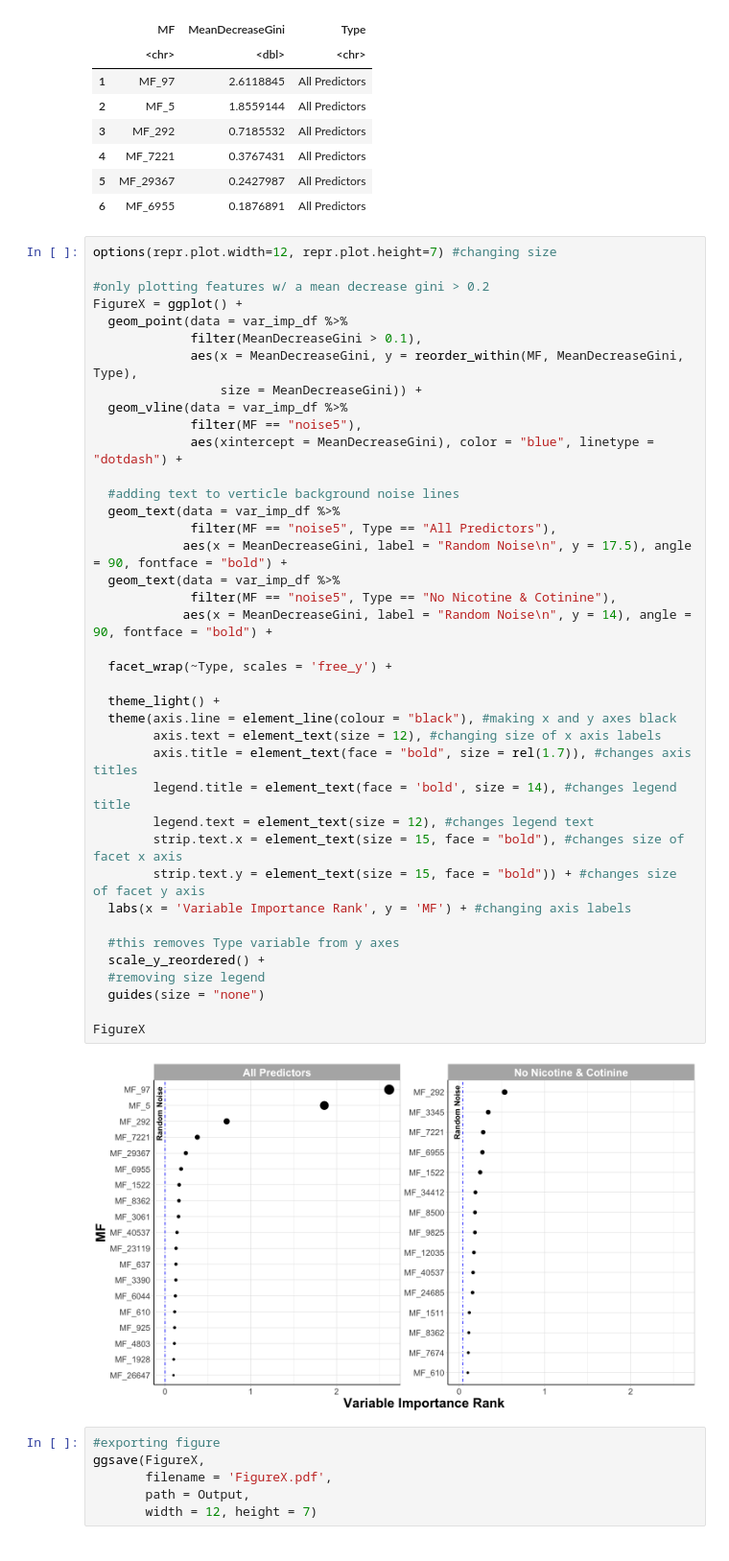
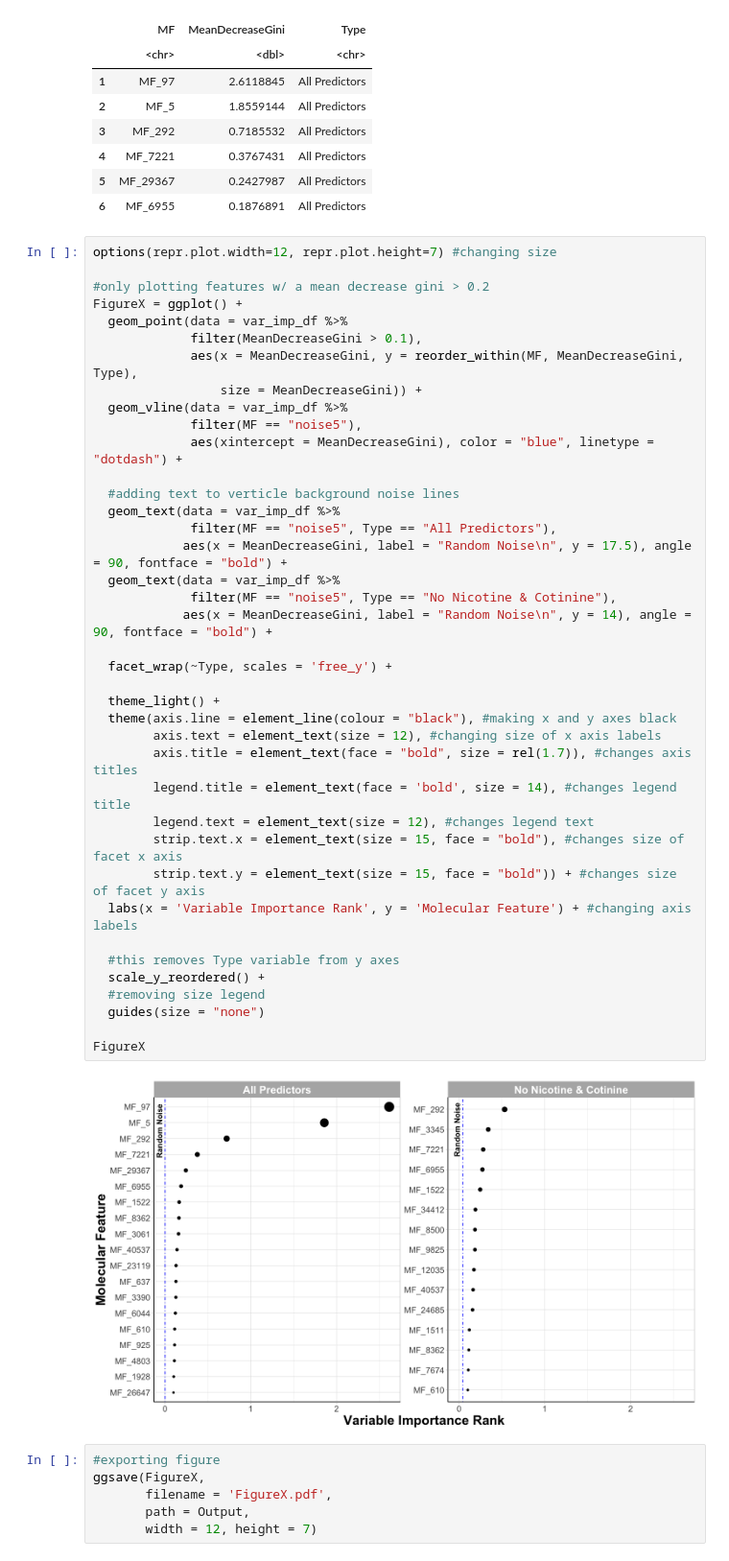
Before and after one commit to UNC-CEMALB/P1002_Ecig-Metabolomics-NELF, a Jupyter notebook: 5. ML Visualizations/Variable Importance Plot.ipynb, the cells around one changed output. Shown at 96% size. Saved outputs shown, nothing was run; the diff lists cells and outputs as text.

```diff
--- a/5. ML Visualizations/Variable Importance Plot.ipynb
+++ b/5. ML Visualizations/Variable Importance Plot.ipynb
@@ -53,35 +53,35 @@ FigureX = ggplot() +
   geom_vline(data = var_imp_df %>%
              filter(MF == "noise5"),
              aes(xintercept = MeanDecreaseGini), color = "blue", linetype = "dotdash") +
 
   #adding text to verticle background noise lines
   geom_text(data = var_imp_df %>%
              filter(MF == "noise5", Type == "All Predictors"),
             aes(x = MeanDecreaseGini, label = "Random Noise\n", y = 17.5), angle = 90, fontface = "bold") +
   geom_text(data = var_imp_df %>%
              filter(MF == "noise5", Type == "No Nicotine & Cotinine"),
             aes(x = MeanDecreaseGini, label = "Random Noise\n", y = 14), angle = 90, fontface = "bold") +
 
   facet_wrap(~Type, scales = 'free_y') +
 
   theme_light() +
   theme(axis.line = element_line(colour = "black"), #making x and y axes black
         axis.text = element_text(size = 12), #changing size of x axis labels
         axis.title = element_text(face = "bold", size = rel(1.7)), #changes axis titles
         legend.title = element_text(face = 'bold', size = 14), #changes legend title
         legend.text = element_text(size = 12), #changes legend text
         strip.text.x = element_text(size = 15, face = "bold"), #changes size of facet x axis
         strip.text.y = element_text(size = 15, face = "bold")) + #changes size of facet y axis
-  labs(x = 'Variable Importance Rank', y = 'MF') + #changing axis labels
+  labs(x = 'Variable Importance Rank', y = 'Molecular Feature') + #changing axis labels
 
   #this removes Type variable from y axes
   scale_y_reordered() +
   #removing size legend
   guides(size = "none")
 
 FigureX
 # %% [output]
-[figure, old version]
+[figure, new version]
 # %%
 #exporting figure
 ggsave(FigureX,
```
Also changed, not shown: parts of 1 cell of this notebook, 1 other file.
